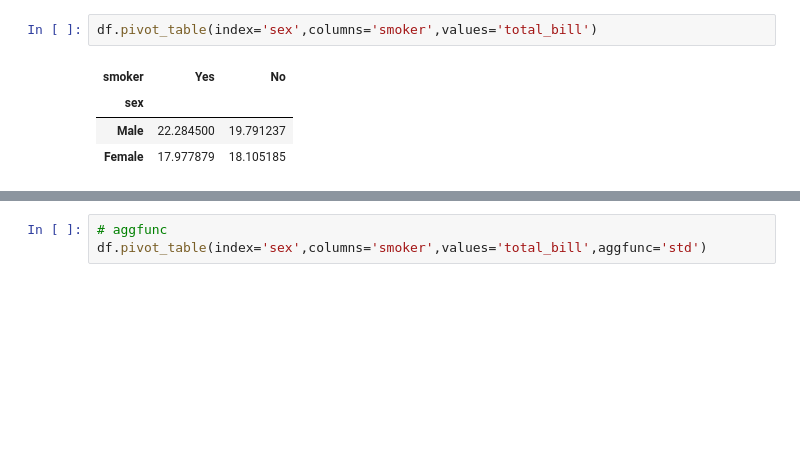
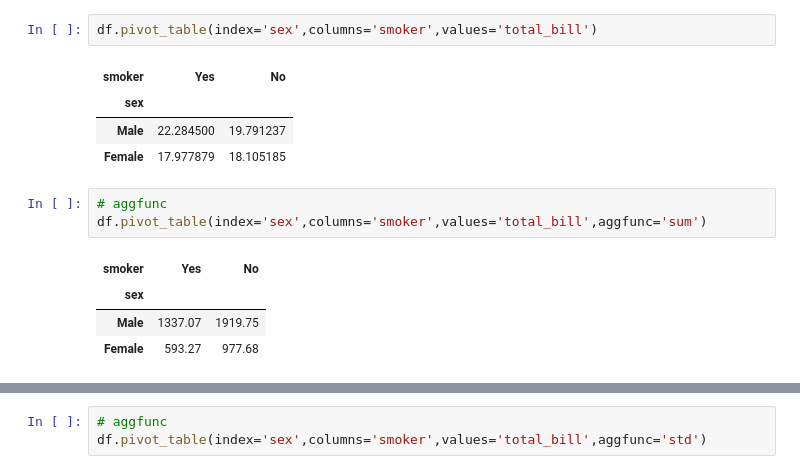
Before and after one commit to nadim-altaf/data-science-mentorship-campusx, a Jupyter notebook: Pandas/session_21_multiindex_objects.ipynb, the cells around one changed output, grey strips where cells are left out. Drawn from its saved outputs; the diff is of its cells as text; blank space fills up the shorter version.

Commit message:
Session 21 - MultiIndex Series and DataFrames & Pivot table

```diff
--- a/Pandas/session_21_multiindex_objects.ipynb
+++ b/Pandas/session_21_multiindex_objects.ipynb
@@ -680,3 +680,11 @@ df.pivot_table(index='sex',columns='smoker',values='total_bill')
 | sex |  |  |
 | Male | 22.284500 | 19.791237 |
 | Female | 17.977879 | 18.105185 |
+# %%
+# aggfunc
+df.pivot_table(index='sex',columns='smoker',values='total_bill',aggfunc='sum')
+# %% [output]
+| smoker | Yes | No |
+| sex |  |  |
+| Male | 1337.07 | 1919.75 |
+| Female | 593.27 | 977.68 |
```
Also changed, not shown: parts of 2 cells of this notebook.
